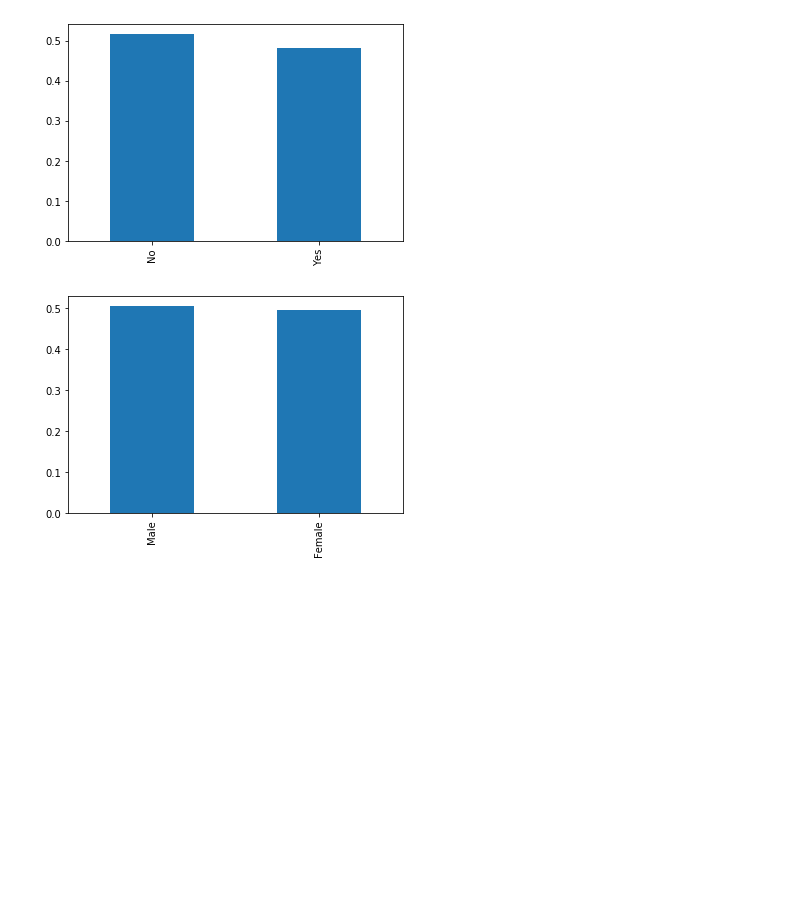
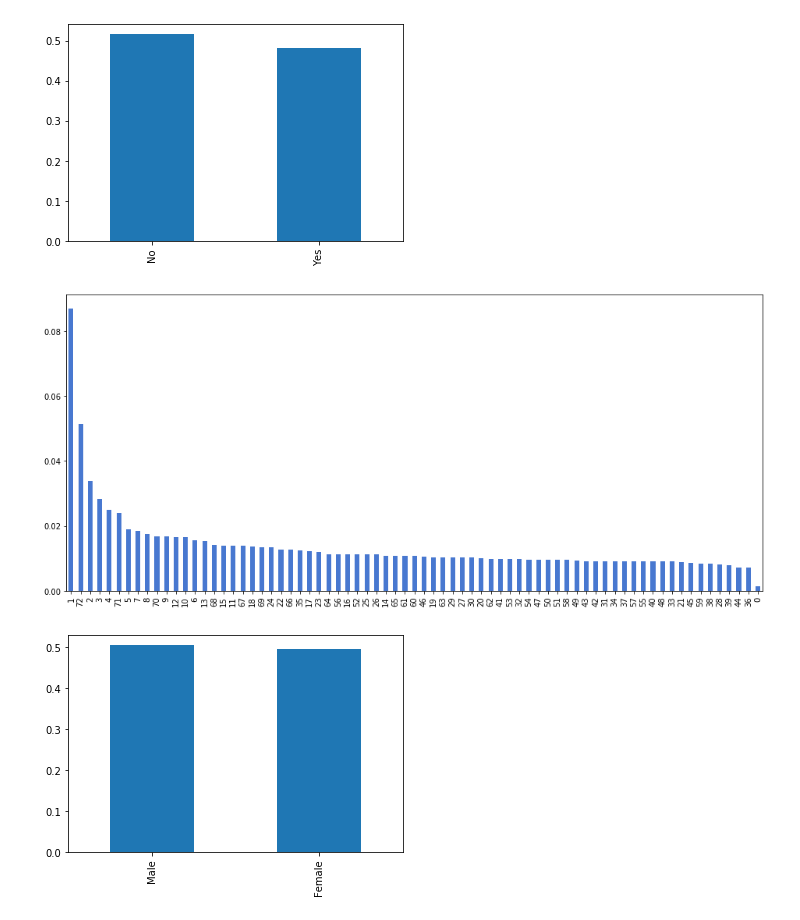
Before and after one commit to buriihenry/Telco_Churn, a Jupyter notebook: Telco Customer Churn .ipynb, the cells around one changed output. Cells and saved outputs as stored; diff of their text form; code cells hidden in the pictures; blank space fills up the shorter version.

```diff
--- a/Telco Customer Churn .ipynb
+++ b/Telco Customer Churn .ipynb
@@ -114,6 +114,10 @@ memory usage: 1.1+ MB
 telco_churn.Partner.value_counts(normalize=True).plot(kind='bar');
 # %% [output]
 [figure]
+# %%
+telco_churn.tenure.value_counts(normalize=True).plot(kind='bar',figsize=(16,7));
+# %% [output]
+[figure, added]
 # %%
 telco_churn.gender.value_counts(normalize=True).plot(kind='bar');
 # %% [output]
```
Also changed, not shown: parts of 9 cells of this notebook.
